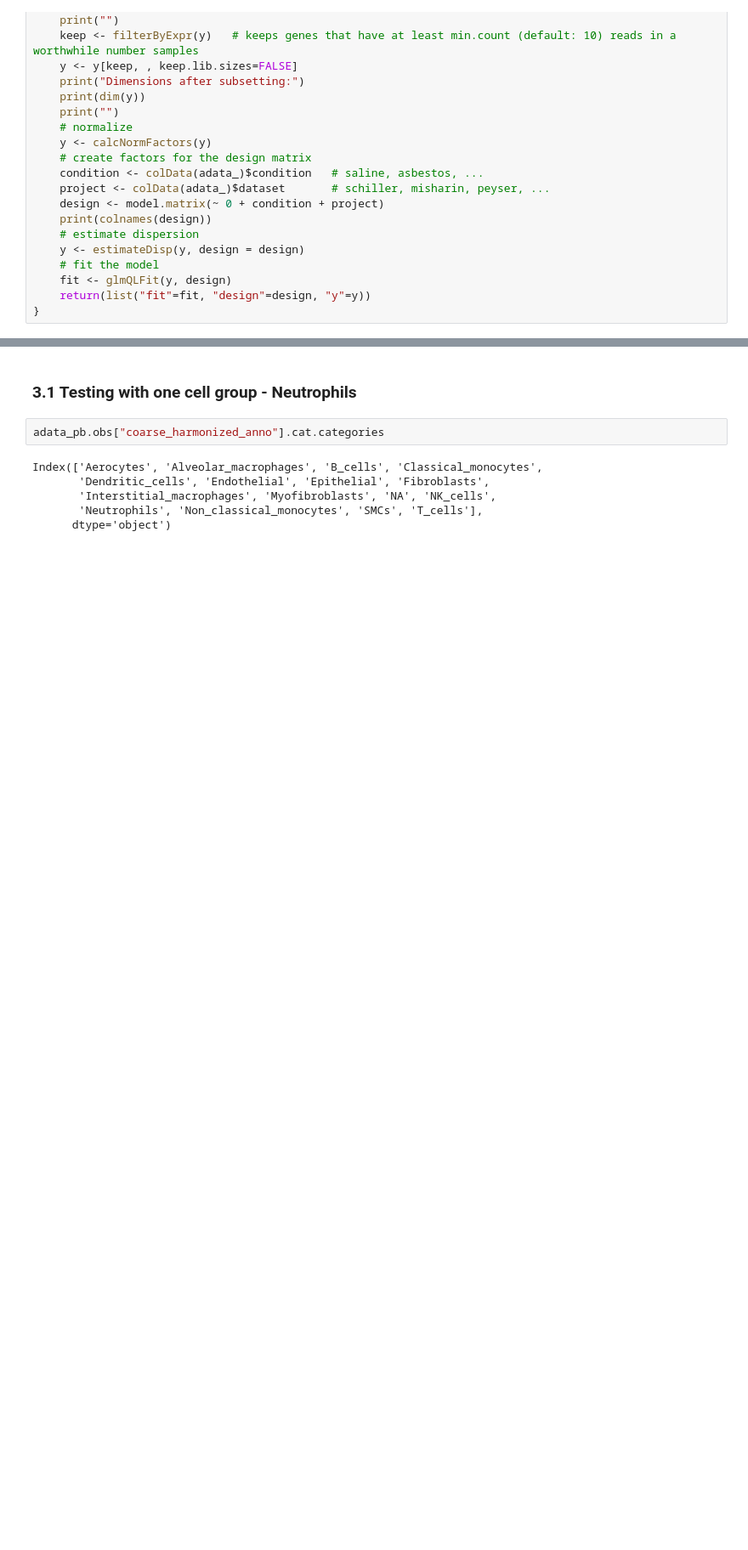
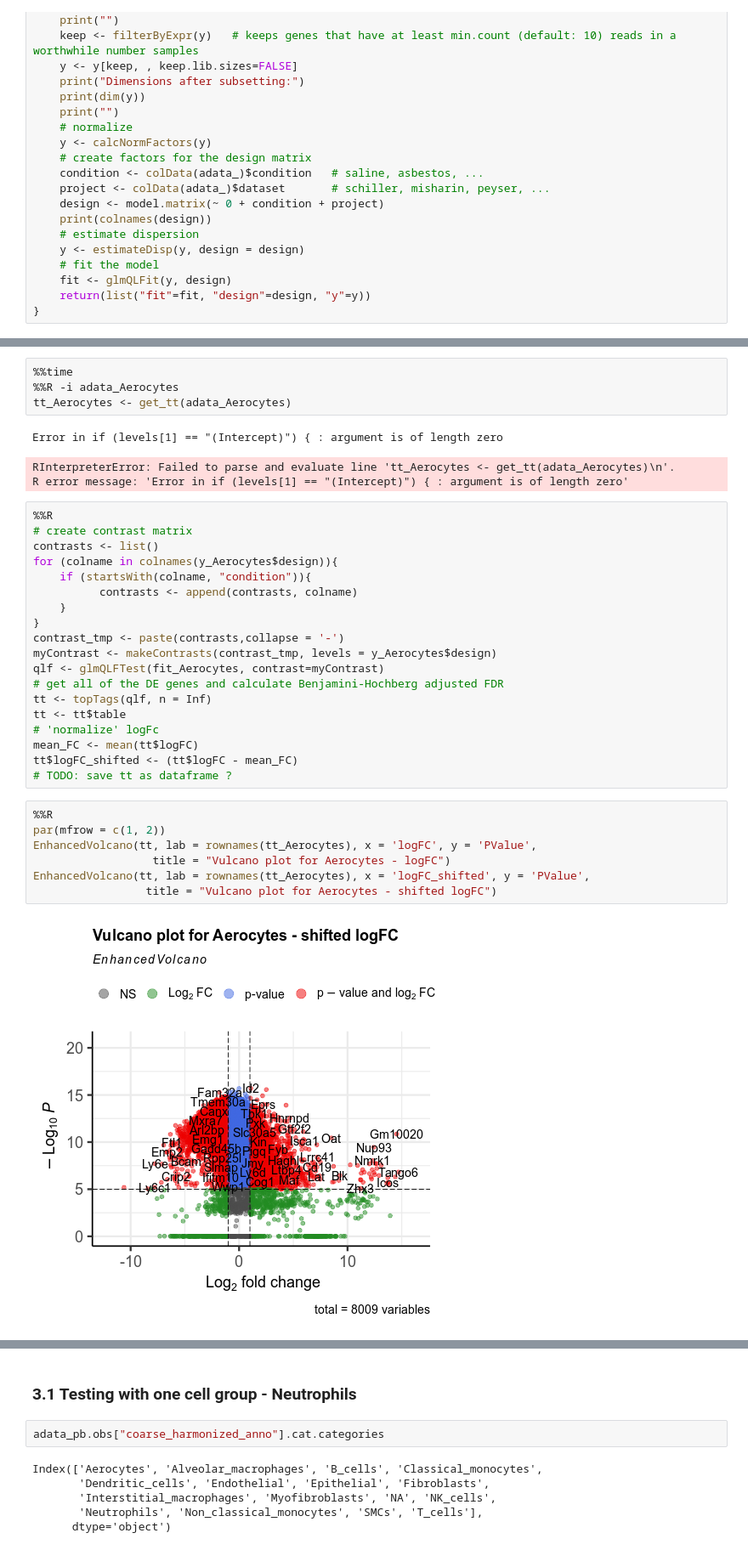
Before and after one commit to lueckenlab/masterpraktikum_fibrosis_atlas, a Jupyter notebook: notebooks/differential_gene_expression_analysis/DiffEx_edgeR_py.ipynb, the cells around one changed output, grey strips where cells are left out. Shown: that part at 85% size. Cells and saved outputs as stored; diff of their text form; blank space fills up the shorter version.

```diff
--- a/notebooks/differential_gene_expression_analysis/DiffEx_edgeR_py.ipynb
+++ b/notebooks/differential_gene_expression_analysis/DiffEx_edgeR_py.ipynb
@@ -85,0 +150,36 @@ fit_model <- function(adata_){
+# %%
+%%time
+%%R -i adata_Aerocytes
+tt_Aerocytes <- get_tt(adata_Aerocytes)
+# %% [output]
+Error in if (levels[1] == "(Intercept)") { : argument is of length zero
+RInterpreterError: Failed to parse and evaluate line 'tt_Aerocytes <- get_tt(adata_Aerocytes)\n'.
+R error message: 'Error in if (levels[1] == "(Intercept)") { : argument is of length zero'
+# %%
+%%R
+# create contrast matrix
+contrasts <- list()
+for (colname in colnames(y_Aerocytes$design)){
+    if (startsWith(colname, "condition")){
+          contrasts <- append(contrasts, colname)
+    }
+}
+contrast_tmp <- paste(contrasts,collapse = '-')
+myContrast <- makeContrasts(contrast_tmp, levels = y_Aerocytes$design)
+qlf <- glmQLFTest(fit_Aerocytes, contrast=myContrast)
+# get all of the DE genes and calculate Benjamini-Hochberg adjusted FDR
+tt <- topTags(qlf, n = Inf)
+tt <- tt$table
+# 'normalize' logFc
+mean_FC <- mean(tt$logFC)
+tt$logFC_shifted <- (tt$logFC - mean_FC)
+# TODO: save tt as dataframe ?
+# %%
+%%R
+par(mfrow = c(1, 2))
+EnhancedVolcano(tt, lab = rownames(tt_Aerocytes), x = 'logFC', y = 'PValue',
+                  title = "Vulcano plot for Aerocytes - logFC")
+EnhancedVolcano(tt, lab = rownames(tt_Aerocytes), x = 'logFC_shifted', y = 'PValue',
+                 title = "Vulcano plot for Aerocytes - shifted logFC")
+# %% [output]
+[figure, added]
```
Also changed, not shown: parts of 16 cells of this notebook, 2 other files.
